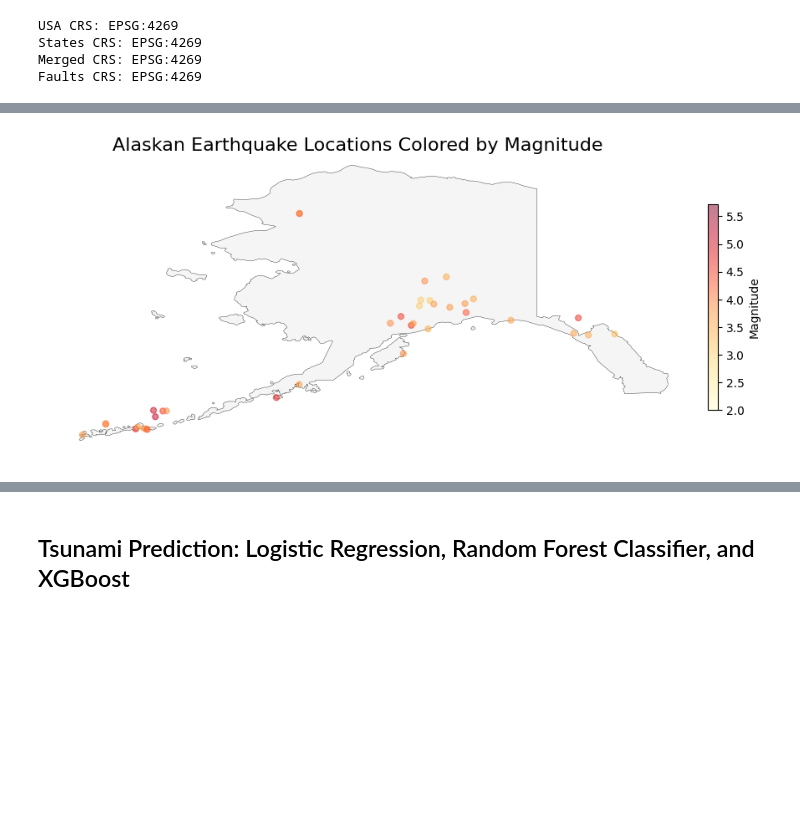
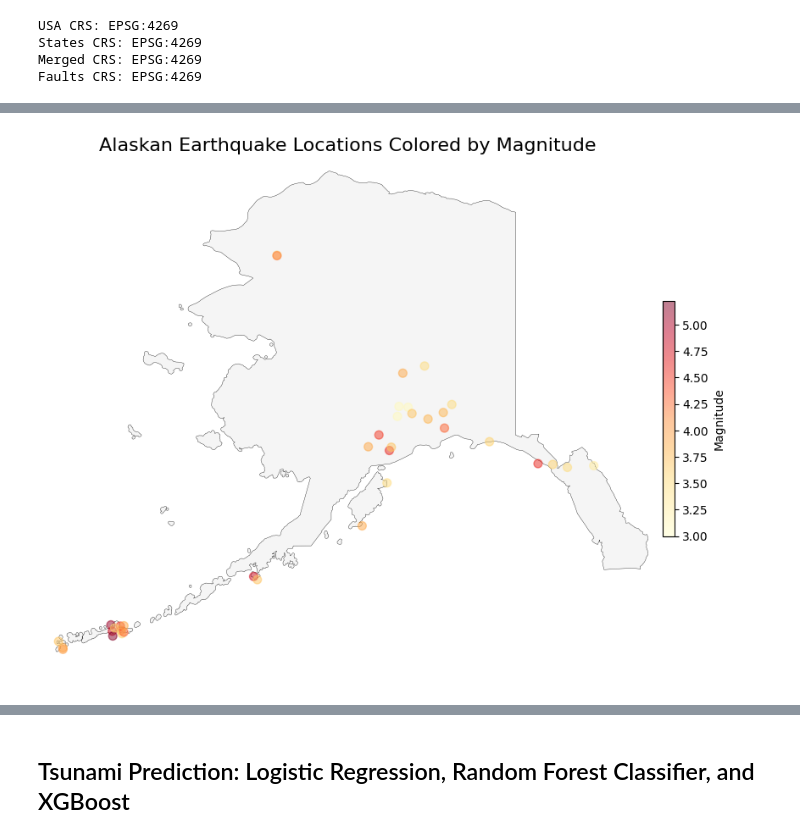
Before and after one commit to connormcmanigal/data-analysis-ML-geospatial-earthquake, a Jupyter notebook: geoanalysis.ipynb, the cells around one changed output, grey strips where cells are left out. Saved outputs shown, nothing was run; the diff lists cells and outputs as text; code cells hidden in the pictures; blank space fills up the shorter version.

```diff
--- a/geoanalysis.ipynb
+++ b/geoanalysis.ipynb
@@ -151,14 +142,15 @@ Index(['fault_name', 'section_na', 'fault_id', 'section_id', 'Location',
 # %%
-fig, ax = plt.subplots(figsize = (12, 10))
+fig, ax = plt.subplots(figsize = (18, 10))
 states.plot(ax = ax, linewidth = 0.25, color = 'whitesmoke', edgecolor = 'black')
-faults.plot(ax = ax, color = 'gray', linewidth = 0.95, alpha = 0.3, label = 'Faults')
+faults.plot(ax = ax, color = 'tan', linewidth = 0.95, alpha = 0.3, label = 'Fault Lines')
 usa.plot(ax = ax, color = 'darkred', markersize = 30, alpha = 0.5, label = 'Earthquakes')
+ax.set_aspect('auto')
 
 for spine in ax.spines.values():
     spine.set_visible(False)
 
-plt.title('Continental US Earthquake Locations', fontsize = 18)
-plt.xlim(-126, -66)
+plt.title('Continental US Earthquake and Fault Line Locations', fontsize = 16)
+plt.xlim(-128, -66)
 plt.ylim(24, 50)
 plt.xticks([])
 plt.yticks([])
@@ -185,19 +179,17 @@ plt.show()
 # %%
-import matplotlib.colors as mcolors
+fig, ax = plt.subplots(figsize=(18, 10))
+states.plot(ax = ax, linewidth = 0.25, color = 'whitesmoke', edgecolor = 'black')
+scatter = ax.scatter(usa['longitude'], usa['latitude'], c = usa['magnitude'], cmap = 'YlOrRd', s = 50, alpha = 0.5)
+ax.set_aspect('auto')
+cbar = fig.colorbar(scatter, ax = ax, shrink = 0.5, pad = 0.0002)
+cbar.set_label('Magnitude')
 
-norm = mcolors.Normalize(usa['magnitude'].min() - 1, usa['magnitude'].max() + 0.5)
-
-fig, ax = plt.subplots(figsize=(14, 10))
-states.plot(ax = ax, linewidth = 0.25, color = 'whitesmoke', edgecolor = 'black')
-scatter = ax.scatter(usa['longitude'], usa['latitude'], c = usa['magnitude'], cmap = 'YlOrRd', s = 25, alpha = 0.5, norm = norm)
-
-cbar = plt.colorbar(scatter, ax = ax, shrink = 0.35)
-cbar.set_label('Magnitude')
+plt.subplots_adjust(right = 0.98)
 
 for spine in ax.spines.values():
     spine.set_visible(False)
 
-plt.title('Continental US Earthquake Locations Colored by Magnitude', fontsize = 18)
+plt.title('Continental US Earthquake Locations Colored by Magnitude', fontsize = 16)
 plt.xlim(-126, -66)
 plt.ylim(24, 50)
 plt.xticks([])
@@ -208,21 +200,21 @@ plt.show()
 # %%
-norm = mcolors.Normalize(usa['magnitude'].min() - 1, usa['magnitude'].max() + 0.5)
+fig, ax = plt.subplots(figsize=(10, 8))
+states.plot(ax = ax, linewidth = 0.25, color = 'whitesmoke', edgecolor = 'black')
+scatter = ax.scatter(usa['longitude'], usa['latitude'], c = usa['magnitude'], cmap = 'YlOrRd', s = 50, alpha = 0.5)
+ax.set_aspect('auto')
+cbar = fig.colorbar(scatter, ax = ax, shrink = 0.45, pad = 0.02)
+cbar.set_label('Magnitude')
 
-fig, ax = plt.subplots(figsize=(12, 16))
-states.plot(ax = ax, linewidth = 0.25, color = 'whitesmoke', edgecolor = 'black')
-scatter = ax.scatter(usa['longitude'], usa['latitude'], c = usa['magnitude'], cmap = 'YlOrRd', s = 25, alpha = 0.5, norm = norm)
-
-cbar = plt.colorbar(scatter, ax = ax, shrink = 0.2)
-cbar.set_label('Magnitude')
+plt.subplots_adjust(right = 0.98)
 
 for spine in ax.spines.values():
     spine.set_visible(False)
 
 plt.title('Alaskan Earthquake Locations Colored by Magnitude', fontsize = 16)
-plt.xlim(-182, -130)
+plt.xlim(-180, -130)
 plt.ylim(50, 72)
 plt.xticks([])
 plt.yticks([])
 plt.show()
 # %% [output]
-[figure, old version]
+[figure, new version]
```
Also changed, not shown: parts of 9 cells of this notebook.
